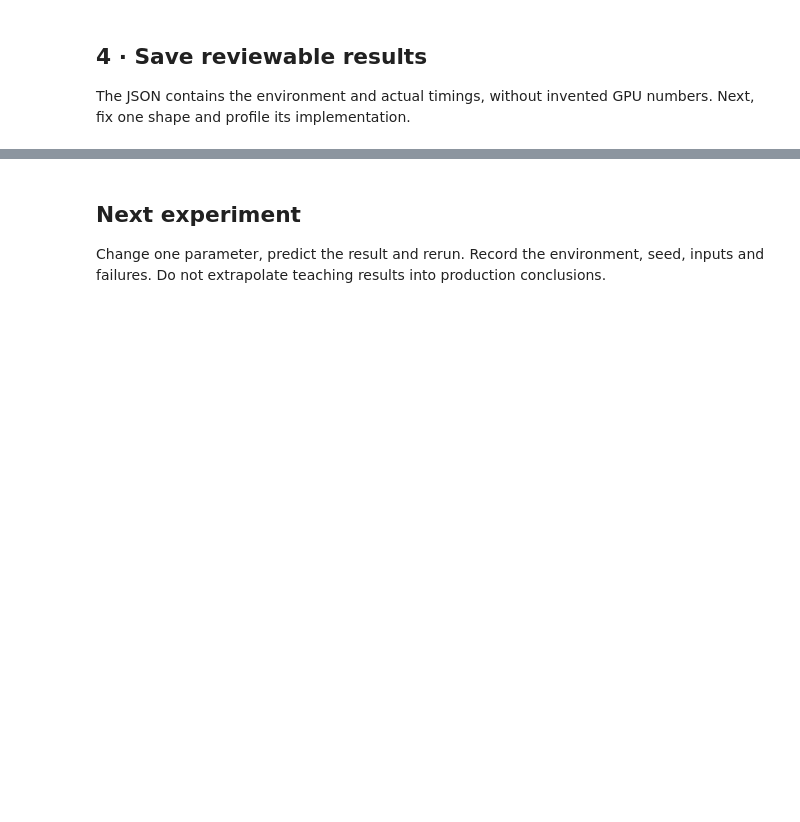
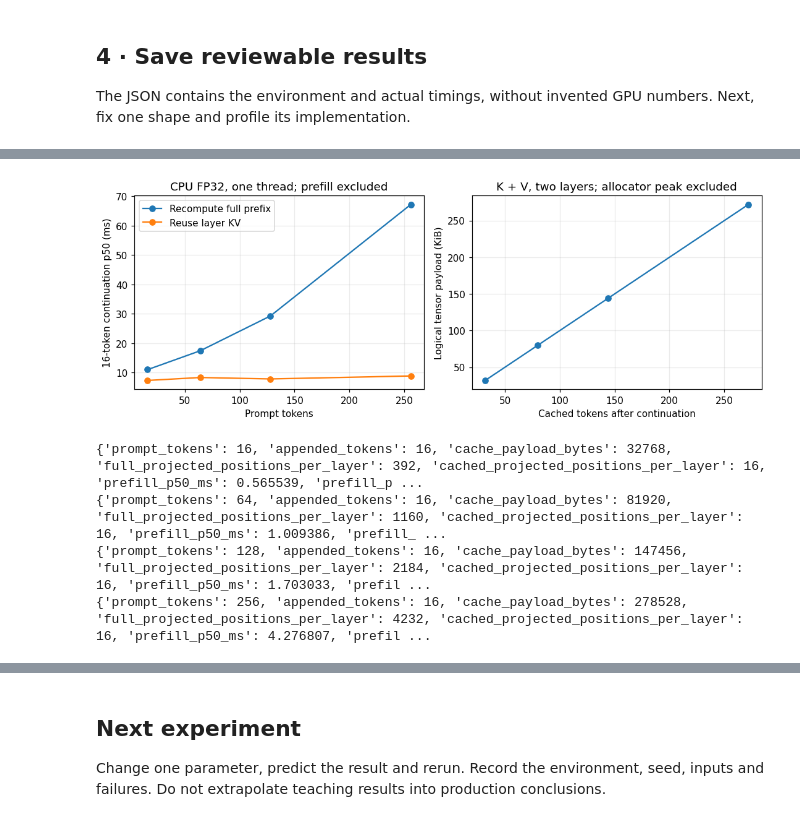
Before and after one commit to chenhuiyu/chenhuiyu.github.io, a Jupyter notebook: public/notebooks/infra-benchmark-en.ipynb, the cells around one changed output, grey strips where cells are left out. Saved outputs shown, nothing was run; the diff lists cells and outputs as text; code cells hidden in the pictures; blank space fills up the shorter version.

```diff
--- a/public/notebooks/infra-benchmark-en.ipynb
+++ b/public/notebooks/infra-benchmark-en.ipynb
@@ -117,0 +284,69 @@ print(json.dumps(report,indent=2))
+# %%
+import time, platform, os
+NEW_TOKENS, REPEATS, WARMUPS = 16, 15, 3
+kv_timings = []
+
+def timed_ms(fn):
+    start = time.perf_counter_ns()
+    fn()
+    return (time.perf_counter_ns() - start) / 1e6
+
+with torch.inference_mode():
+    for prompt in [16, 64, 128, 256]:
+        stream = fixed_ids[:1, :prompt + NEW_TOKENS]
+        _, seed_cache = decoder(stream[:, :prompt])
+
+        def prefill():
+            return decoder(stream[:, :prompt])
+
+        def full_continuation():
+            rows = []
+            for j in range(NEW_TOKENS):
+                logits, _ = decoder(stream[:, :prompt+j+1], use_cache=False)
+                rows.append(logits[:, -1:])
+            return torch.cat(rows, dim=1)
+
+        def cached_continuation():
+            cache, rows = seed_cache, []
+            for j in range(NEW_TOKENS):
+                logits, cache = decoder(stream[:, prompt+j:prompt+j+1], cache)
+                rows.append(logits)
+            return torch.cat(rows, dim=1), cache
+
+        cached_logits, final_cache = cached_continuation()
+        torch.testing.assert_close(cached_logits, full_continuation(), atol=1e-5, rtol=1e-5)
+        for _ in range(WARMUPS):
+            prefill(); full_continuation(); cached_continuation()
+        samples = {'prefill': [], 'full': [], 'cached': []}
+        functions = {'prefill': prefill, 'full': full_continuation, 'cached': cached_continuation}
+        for repeat in range(REPEATS):
+            # Rotate all three paths so no path is always measured first.
+            order = ['prefill', 'full', 'cached']
+            order = order[repeat % 3:] + order[:repeat % 3]
+            for path in order:
+                samples[path].append(timed_ms(functions[path]))
+        actual_bytes = sum(t.numel()*t.element_size() for pair in final_cache for t in pair)
+        expected_bytes = 2 * 1 * (prompt+NEW_TOKENS) * 2 * 4 * 16 * 4
+        assert actual_bytes == expected_bytes
+        row = {'prompt_tokens': prompt, 'appended_tokens': NEW_TOKENS, 'cache_payload_bytes': actual_bytes,
+               'samples_ms': samples, 'full_projected_positions_per_layer': sum(prompt+j+1 for j in range(NEW_TOKENS)),
+               'cached_projected_positions_per_layer': NEW_TOKENS}
+        for path in samples:
+            row[path+'_p50_ms'] = float(np.median(samples[path]))
+            row[path+'_p95_ms'] = float(np.percentile(samples[path], 95))
+        kv_timings.append(row)
+        print({k: v for k, v in row.items() if k != 'samples_ms'})
+fig, axes = plt.subplots(1, 2, figsize=(10, 3.8))
+for path, label in [('full', 'Recompute full prefix'), ('cached', 'Reuse layer KV')]:
+    axes[0].plot([r['prompt_tokens'] for r in kv_timings], [r[path+'_p50_ms'] for r in kv_timings], marker='o', label=label)
+axes[0].set(xlabel='Prompt tokens', ylabel='16-token continuation p50 (ms)', title='CPU FP32, one thread; prefill excluded')
+axes[0].legend(); axes[0].grid(alpha=.25)
+axes[1].plot([r['prompt_tokens']+NEW_TOKENS for r in kv_timings], [r['cache_payload_bytes']/1024 for r in kv_timings], marker='o')
+axes[1].set(xlabel='Cached tokens after continuation', ylabel='Logical tensor payload (KiB)', title='K + V, two layers; allocator peak excluded')
+axes[1].grid(alpha=.25); plt.tight_layout(); plt.show()
+# %% [output]
+[figure, added]
+{'prompt_tokens': 16, 'appended_tokens': 16, 'cache_payload_bytes': 32768, 'full_projected_positions_per_layer': 392, 'cached_projected_positions_per_layer': 16, 'prefill_p50_ms': 0.565539, 'prefill_p ...
+{'prompt_tokens': 64, 'appended_tokens': 16, 'cache_payload_bytes': 81920, 'full_projected_positions_per_layer': 1160, 'cached_projected_positions_per_layer': 16, 'prefill_p50_ms': 1.009386, 'prefill_ ...
+{'prompt_tokens': 128, 'appended_tokens': 16, 'cache_payload_bytes': 147456, 'full_projected_positions_per_layer': 2184, 'cached_projected_positions_per_layer': 16, 'prefill_p50_ms': 1.703033, 'prefil ...
+{'prompt_tokens': 256, 'appended_tokens': 16, 'cache_payload_bytes': 278528, 'full_projected_positions_per_layer': 4232, 'cached_projected_positions_per_layer': 16, 'prefill_p50_ms': 4.276807, 'prefil ...
```
Also changed, not shown: parts of 13 cells of this notebook, 20 other files.
